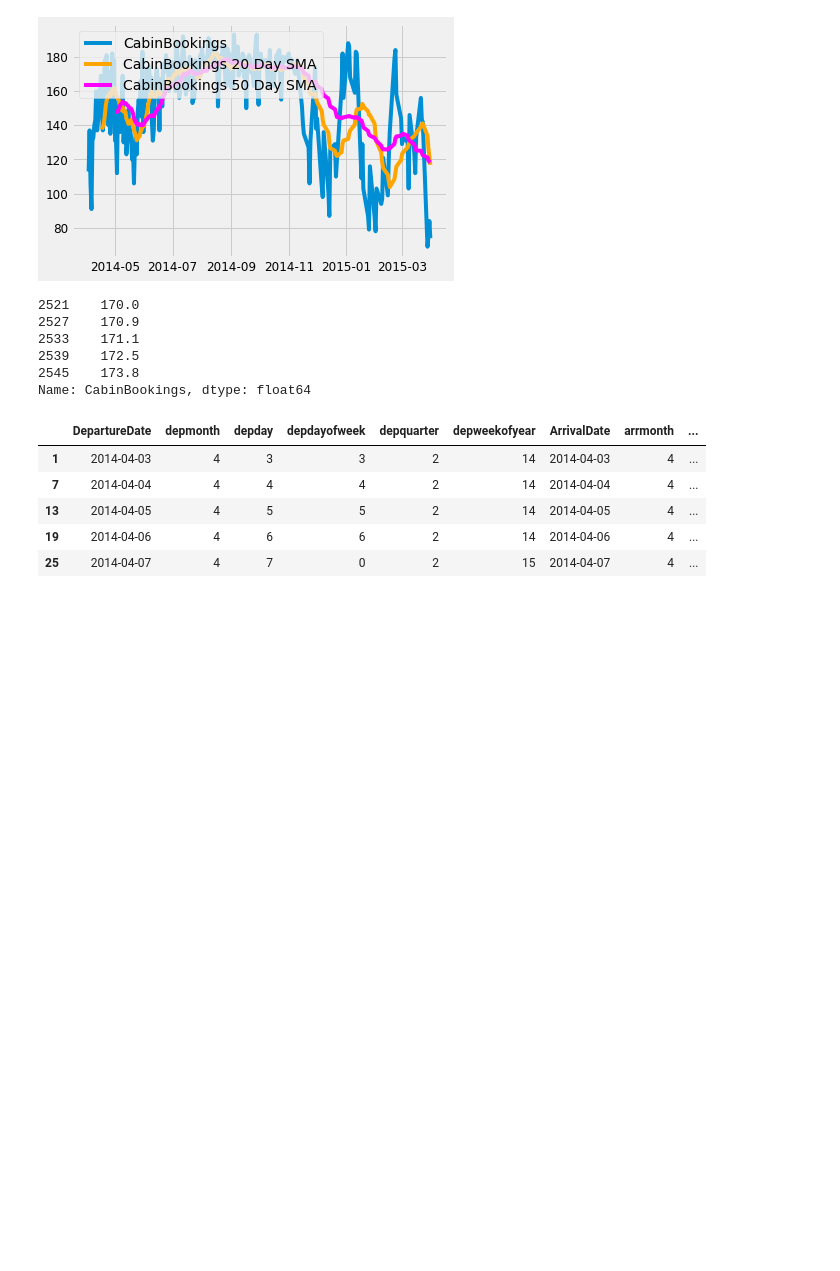
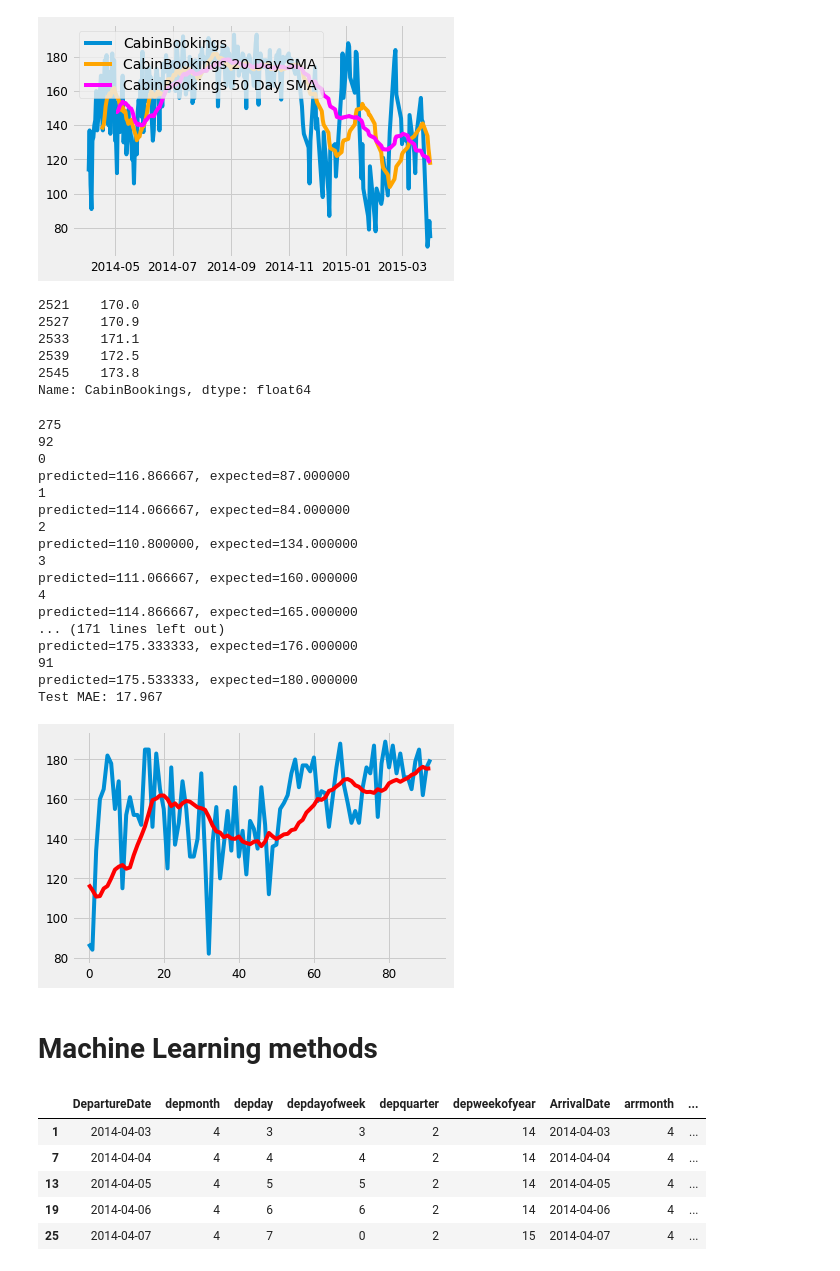
Before and after one commit to mychandru024/Airline-Booking-Forecast, a Jupyter notebook: Airline booking forecast.ipynb, the cells around one changed output. Saved outputs shown, nothing was run; the diff lists cells and outputs as text; code cells hidden in the pictures; blank space fills up the shorter version.

```diff
--- a/Airline booking forecast.ipynb
+++ b/Airline booking forecast.ipynb
@@ -226,6 +233,50 @@ rolling_mean.tail()
 2539    172.5
 2545    173.8
 Name: CabinBookings, dtype: float64
+# %%
+window = 15
+history = train.CabinBookings.tolist()
+test_ = test.CabinBookings.tolist()
+
+print(len(history))
+print(len(test))
+predictions = list()
+# walk forward over time steps in test
+for t in range(len(test_)):
+    print(t)
+    length = len(history)
+    yhat = np.mean([history[i] for i in range(length-window,length)])
+    obs = test_[t]
+    predictions.append(yhat)
+    history.append(obs)
+    print('predicted=%f, expected=%f' % (yhat, obs))
+error = mean_absolute_error(test_, predictions)
+print('Test MAE: %.3f' % error)
+# plot
+plt.plot(test_)
+plt.plot(predictions, color='red')
+plt.show()
+# %% [output]
+275
+92
+0
+predicted=116.866667, expected=87.000000
+1
+predicted=114.066667, expected=84.000000
+2
+predicted=110.800000, expected=134.000000
+3
+predicted=111.066667, expected=160.000000
+4
+predicted=114.866667, expected=165.000000
+... (171 lines left out)
+predicted=175.333333, expected=176.000000
+91
+predicted=175.533333, expected=180.000000
+Test MAE: 17.967
+[figure, added]
+# %% [markdown]
+# Machine Learning methods
 # %%
 #from sklearn import preprocessing
 def create_features(df, label=None):
```
Also changed, not shown: parts of 25 cells of this notebook, 1 other file.
